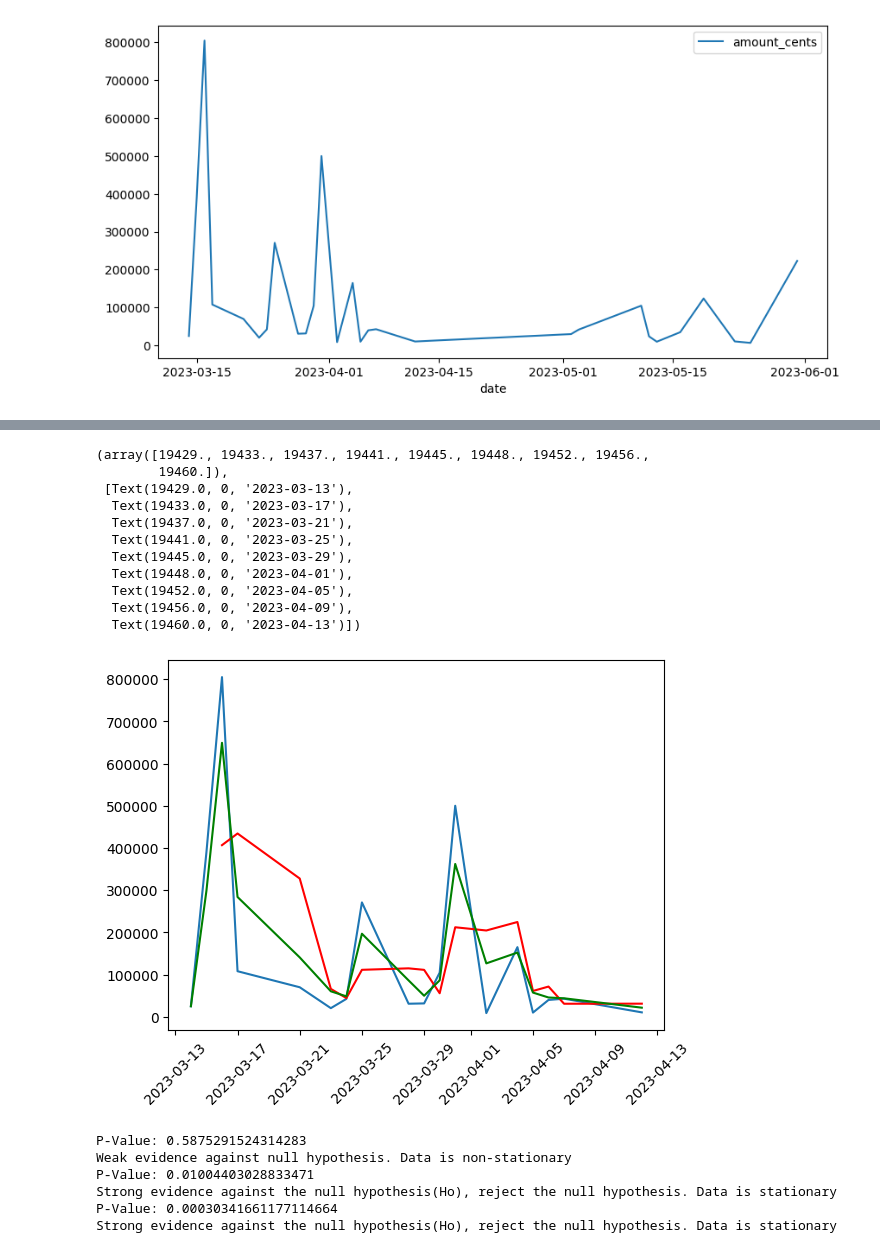
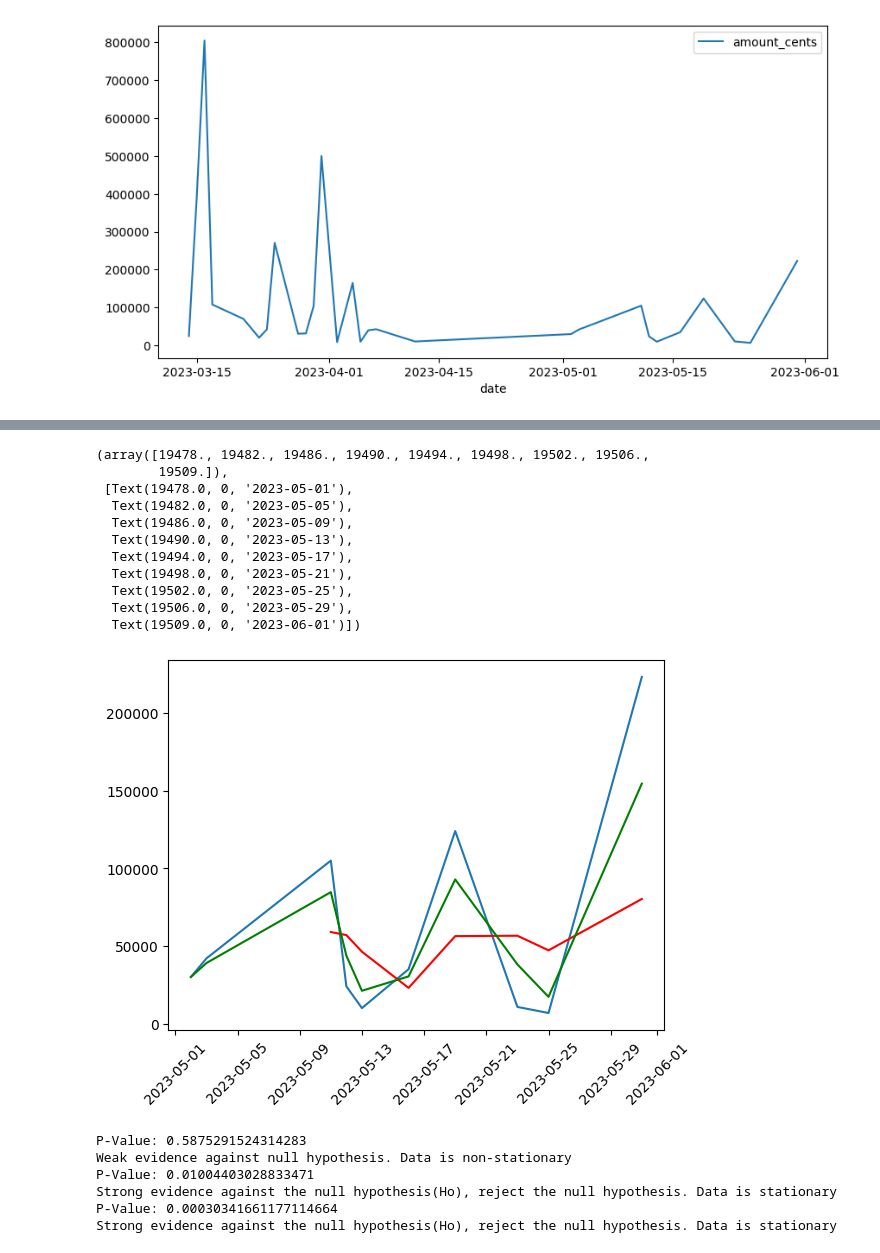
Before and after one commit to pipipuppypaul/de-workbook, a Jupyter notebook: model.ipynb, the cells around one changed output, grey strips where cells are left out. Drawn from its saved outputs; the diff is of its cells as text; code cells hidden in the pictures.

```diff
--- a/model.ipynb
+++ b/model.ipynb
@@ -60,23 +91,23 @@ for i in range(1, 8):
 # %%
-moving_avg = may_before.rolling(3).mean()
-exp_ma = may_before.ewm(span=2).mean()
-plt.plot(may_before)
+moving_avg = may_after.rolling(3).mean()
+exp_ma = may_after.ewm(span=2).mean()
+plt.plot(may_after)
 plt.plot(moving_avg, color='red')
 plt.plot(exp_ma, color='green')
 plt.xticks(rotation=45)
 # %% [output]
-(array([19429., 19433., 19437., 19441., 19445., 19448., 19452., 19456.,
-        19460.]),
- [Text(19429.0, 0, '2023-03-13'),
-  Text(19433.0, 0, '2023-03-17'),
-  Text(19437.0, 0, '2023-03-21'),
-  Text(19441.0, 0, '2023-03-25'),
-  Text(19445.0, 0, '2023-03-29'),
-  Text(19448.0, 0, '2023-04-01'),
-  Text(19452.0, 0, '2023-04-05'),
-  Text(19456.0, 0, '2023-04-09'),
-  Text(19460.0, 0, '2023-04-13')])
+(array([19478., 19482., 19486., 19490., 19494., 19498., 19502., 19506.,
+        19509.]),
+ [Text(19478.0, 0, '2023-05-01'),
+  Text(19482.0, 0, '2023-05-05'),
+  Text(19486.0, 0, '2023-05-09'),
+  Text(19490.0, 0, '2023-05-13'),
+  Text(19494.0, 0, '2023-05-17'),
+  Text(19498.0, 0, '2023-05-21'),
+  Text(19502.0, 0, '2023-05-25'),
+  Text(19506.0, 0, '2023-05-29'),
+  Text(19509.0, 0, '2023-06-01')])
-[figure, old version]
+[figure, new version]
 # %%
 #Ho: It is non-stationary
 #H1: It is stationary
```
Also changed, not shown: parts of 5 cells of this notebook, 1 other file.
